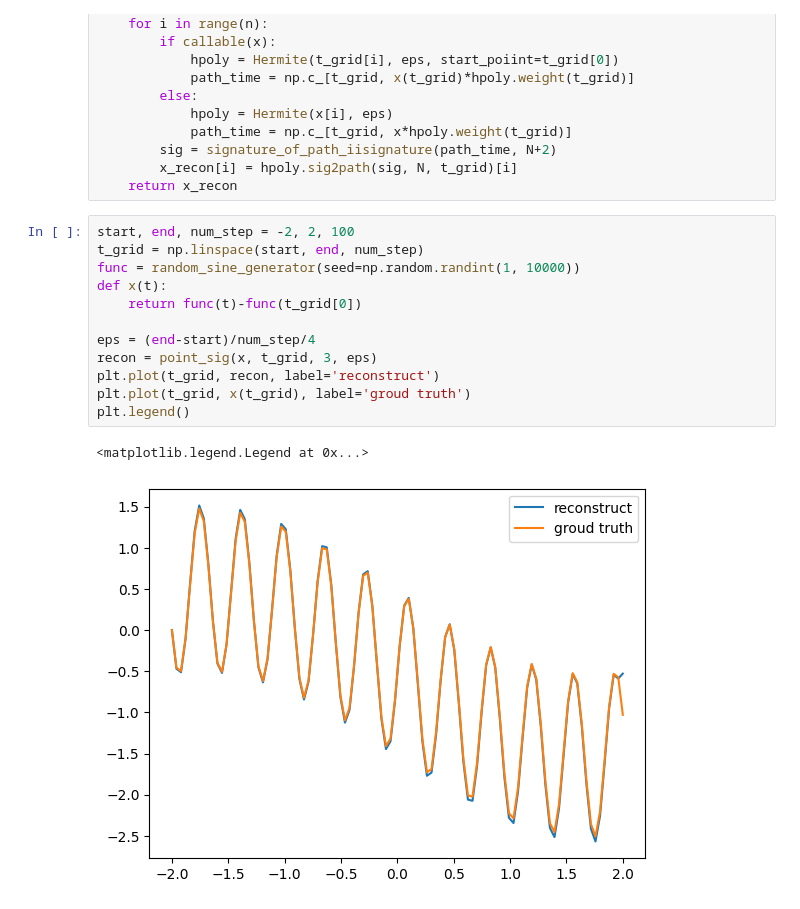
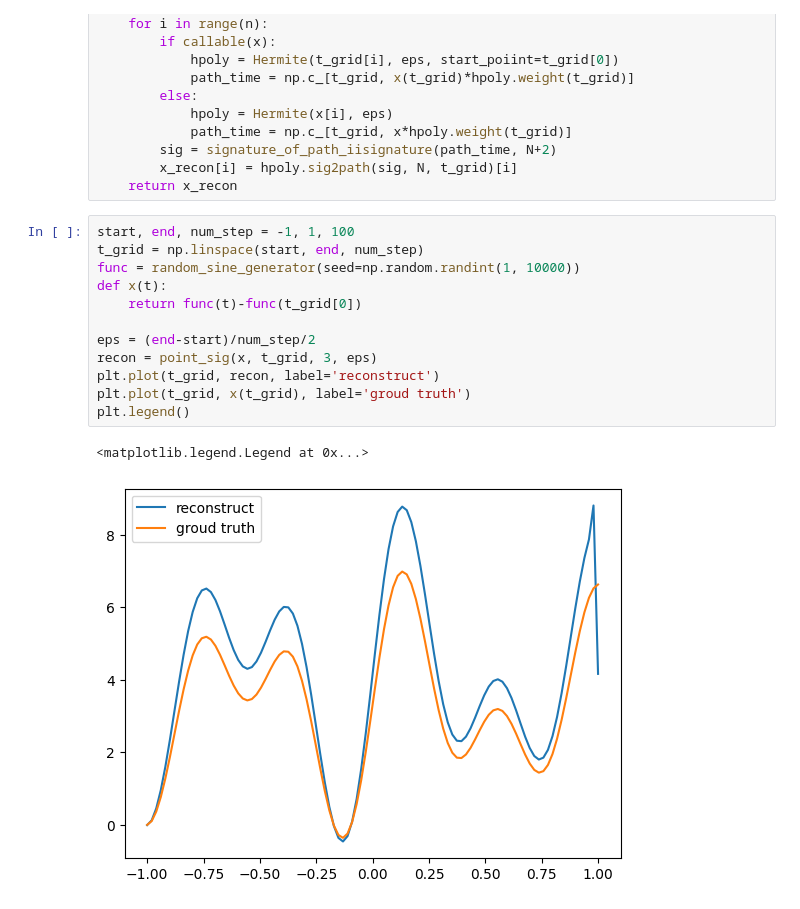
Before and after one commit to Zhuoyue-Huang/M3R-signature-inversion, a Jupyter notebook: sig_ortho_polys.ipynb, the cells around one changed output. Saved outputs shown, nothing was run; the diff lists cells and outputs as text.

```diff
--- a/sig_ortho_polys.ipynb
+++ b/sig_ortho_polys.ipynb
@@ -233,18 +233,18 @@ def point_sig(x, t_grid, N, eps=0.1):
         x_recon[i] = hpoly.sig2path(sig, N, t_grid)[i]
     return x_recon
 # %%
-start, end, num_step = -2, 2, 100
+start, end, num_step = -1, 1, 100
 t_grid = np.linspace(start, end, num_step)
 func = random_sine_generator(seed=np.random.randint(1, 10000))
 def x(t):
     return func(t)-func(t_grid[0])
 
-eps = (end-start)/num_step/4
+eps = (end-start)/num_step/2
 recon = point_sig(x, t_grid, 3, eps)
 plt.plot(t_grid, recon, label='reconstruct')
 plt.plot(t_grid, x(t_grid), label='groud truth')
 plt.legend()
 # %% [output]
 <matplotlib.legend.Legend at 0x...>
-[figure, old version]
+[figure, new version]
 # %%
```
Also changed, not shown: parts of 6 cells of this notebook.
